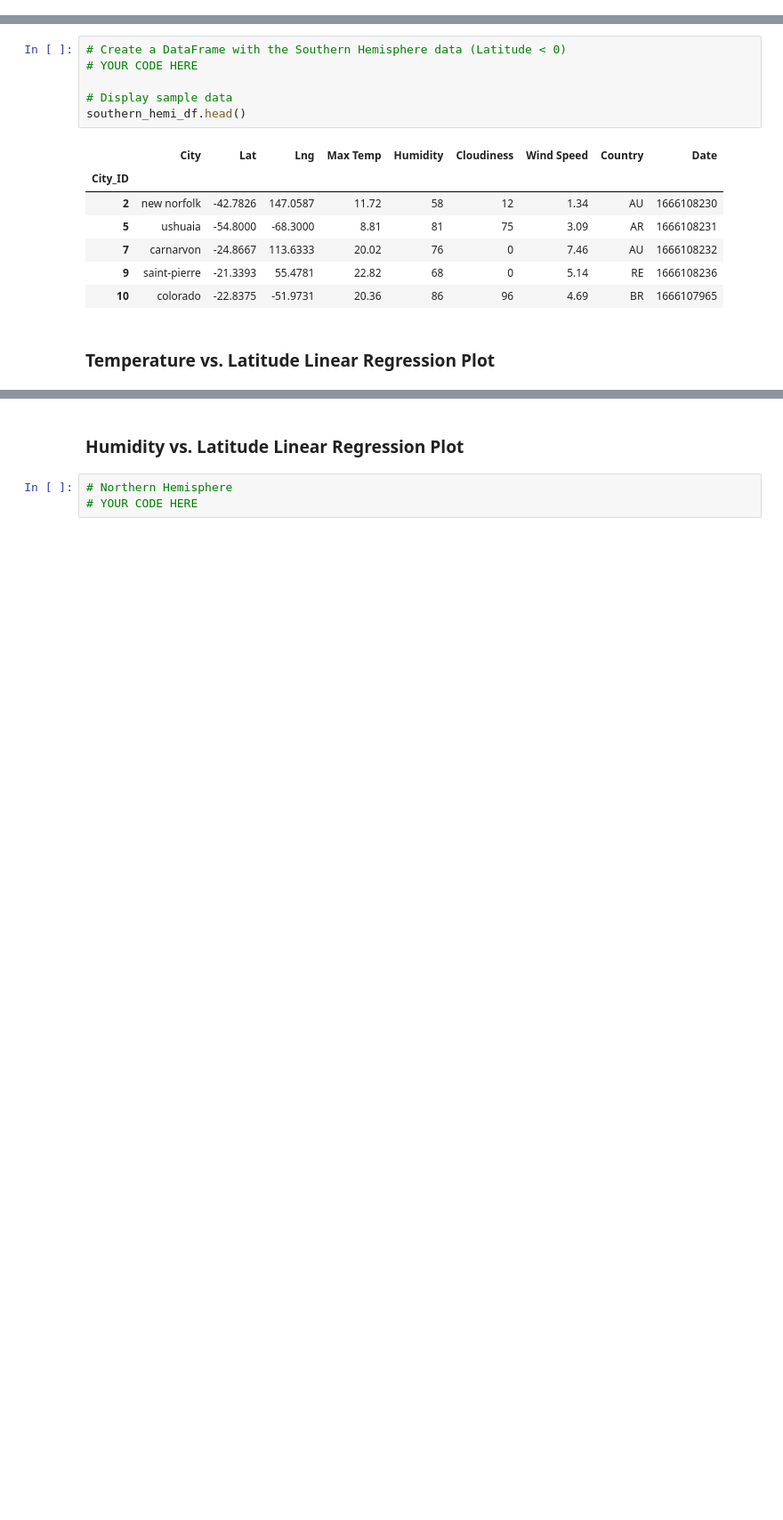
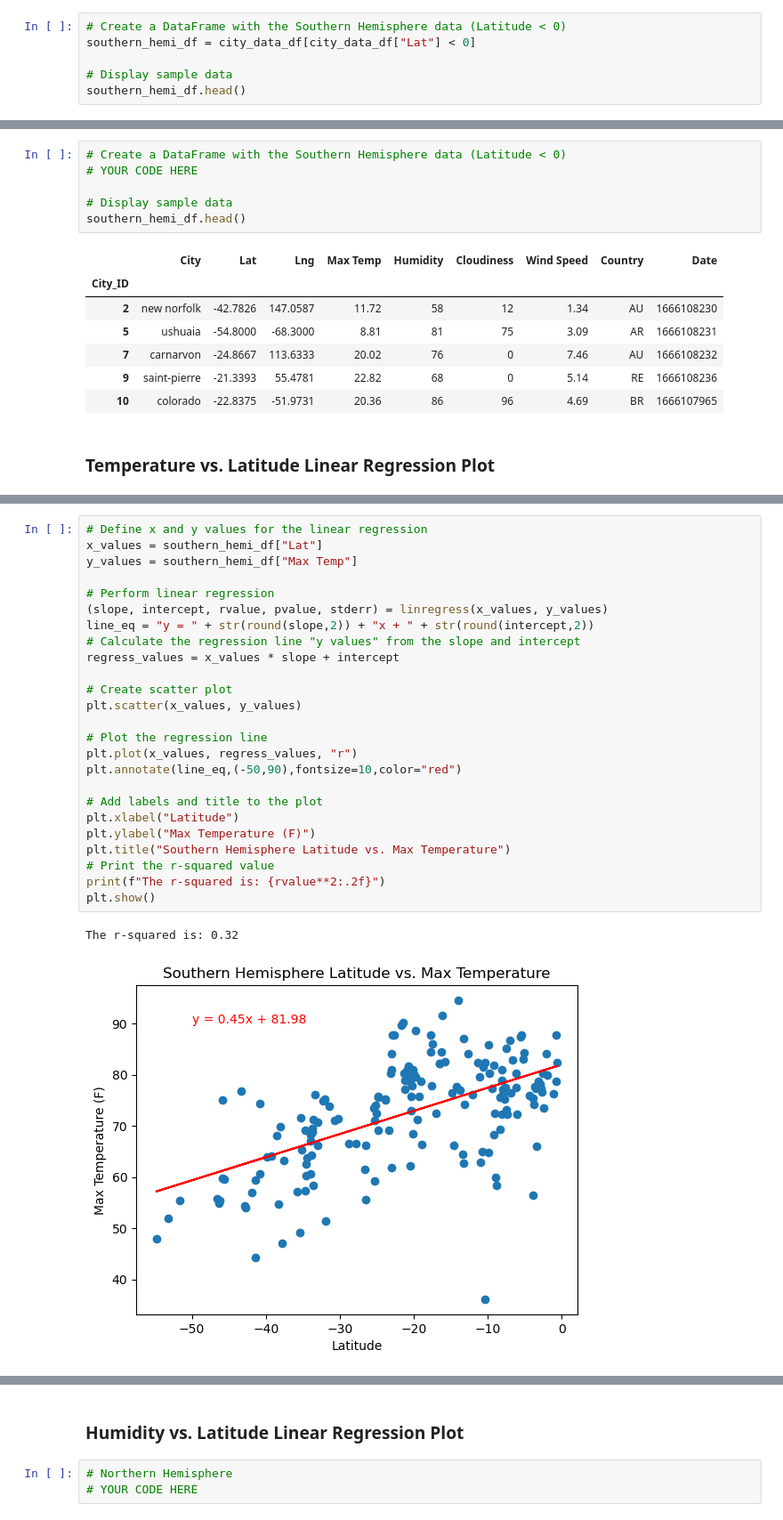
Before and after one commit to andrei-tabachk/python-api-challenge, a Jupyter notebook: WeatherPy/WeatherPy.ipynb, the cells around one changed output, grey strips where cells are left out. Shown at 89% size. Drawn from its saved outputs; the diff is of its cells as text; blank space fills up the shorter version.

```diff
--- a/WeatherPy/WeatherPy.ipynb
+++ b/WeatherPy/WeatherPy.ipynb
@@ -280,3 +298,9 @@ northern_hemi_df.head()
 | 3 | jamestown | 42.0970 | -79.2353 | 5.77 | 77 | 100 | 9.77 | US | 1666107934 |
 | 4 | lanzhou | 36.0564 | 103.7922 | 14.53 | 48 | 59 | 1.20 | CN | 1666108230 |
 | 6 | albany | 42.6001 | -73.9662 | 10.36 | 74 | 29 | 2.10 | US | 1666108231 |
+# %%
+# Create a DataFrame with the Southern Hemisphere data (Latitude < 0)
+southern_hemi_df = city_data_df[city_data_df["Lat"] < 0]
+
+# Display sample data
+southern_hemi_df.head()
@@ -312,0 +358,28 @@ The r-value is: 0.4121057168607245
+# %%
+# Define x and y values for the linear regression
+x_values = southern_hemi_df["Lat"]
+y_values = southern_hemi_df["Max Temp"]
+
+# Perform linear regression
+(slope, intercept, rvalue, pvalue, stderr) = linregress(x_values, y_values)
+line_eq = "y = " + str(round(slope,2)) + "x + " + str(round(intercept,2))
+# Calculate the regression line "y values" from the slope and intercept
+regress_values = x_values * slope + intercept
+
+# Create scatter plot
+plt.scatter(x_values, y_values)
+
+# Plot the regression line
+plt.plot(x_values, regress_values, "r")
+plt.annotate(line_eq,(-50,90),fontsize=10,color="red")
+
+# Add labels and title to the plot
+plt.xlabel("Latitude")
+plt.ylabel("Max Temperature (F)")
+plt.title("Southern Hemisphere Latitude vs. Max Temperature")
+# Print the r-squared value
+print(f"The r-squared is: {rvalue**2:.2f}")
+plt.show()
+# %% [output]
+The r-squared is: 0.32
+[figure, added]
```
Also changed, not shown: parts of 8 cells of this notebook.
